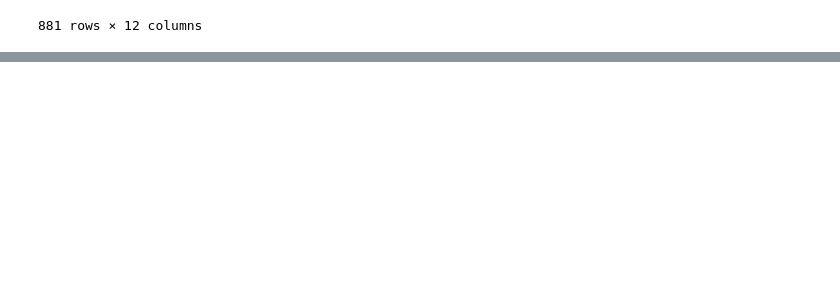
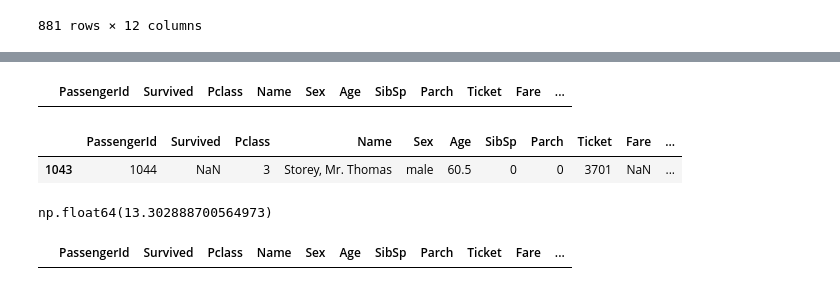
Before and after one commit to MertHasanAslan/titanic_ml, a Jupyter notebook: src/titanic_ml.ipynb, the cells around one changed output, grey strips where cells are left out. Cells and saved outputs as stored; diff of their text form; code cells hidden in the pictures; blank space fills up the shorter version.

```diff
--- a/src/titanic_ml.ipynb
+++ b/src/titanic_ml.ipynb
@@ -344,0 +391,15 @@ train_df_without_outlier
+# %%
+full_df["Embarked"] = full_df["Embarked"].fillna("C")
+# %%
+full_df[full_df["Embarked"].isnull()]
+# %% [output]
+|  | PassengerId | Survived | Pclass | Name | Sex | Age | SibSp | Parch | Ticket | Fare | ... |
+# %%
+full_df[full_df["Fare"].isnull()]
+# %% [output]
+|  | PassengerId | Survived | Pclass | Name | Sex | Age | SibSp | Parch | Ticket | Fare | ... |
+| 1043 | 1044 | NaN | 3 | Storey, Mr. Thomas | male | 60.5 | 0 | 0 | 3701 | NaN | ... |
+# %%
+np.mean(full_df[full_df["Pclass"] == 3]["Fare"])
+# %% [output]
+np.float64(13.302888700564973)
@@ -344,0 +408,4 @@ train_df_without_outlier
+# %%
+full_df[full_df["Fare"].isnull()]
+# %% [output]
+|  | PassengerId | Survived | Pclass | Name | Sex | Age | SibSp | Parch | Ticket | Fare | ... |
```
Also changed, not shown: parts of 10 cells of this notebook.
